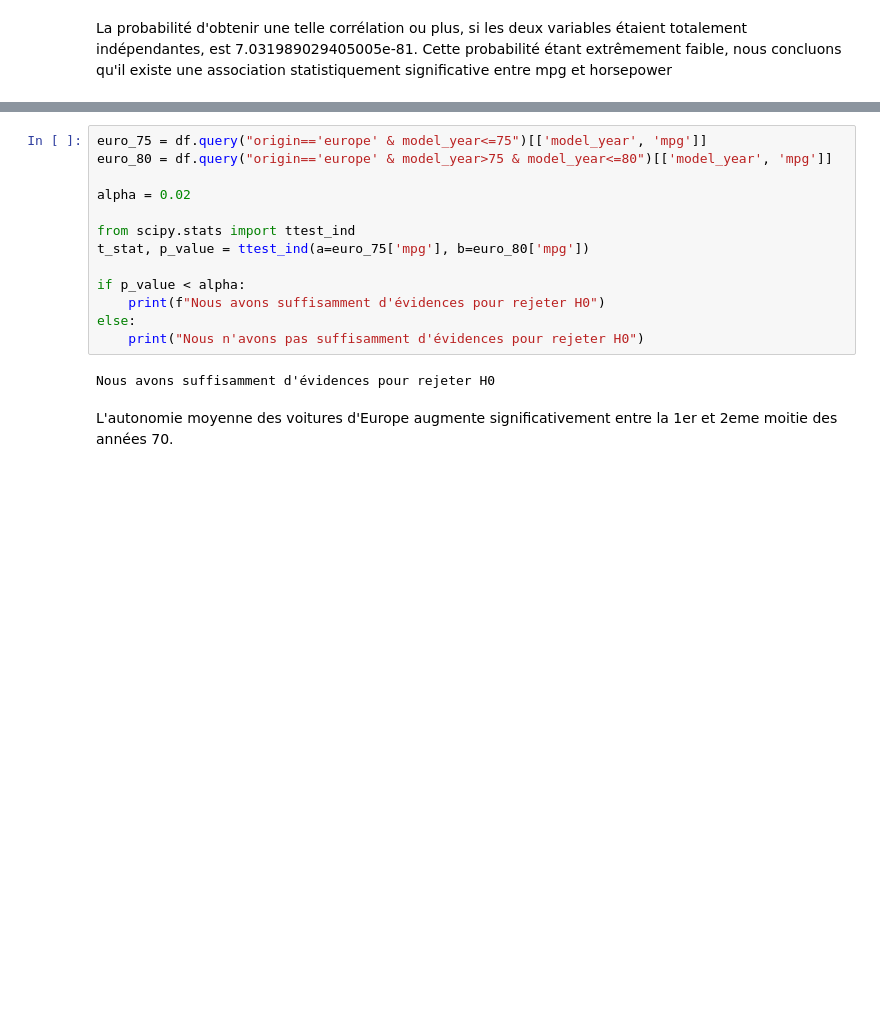
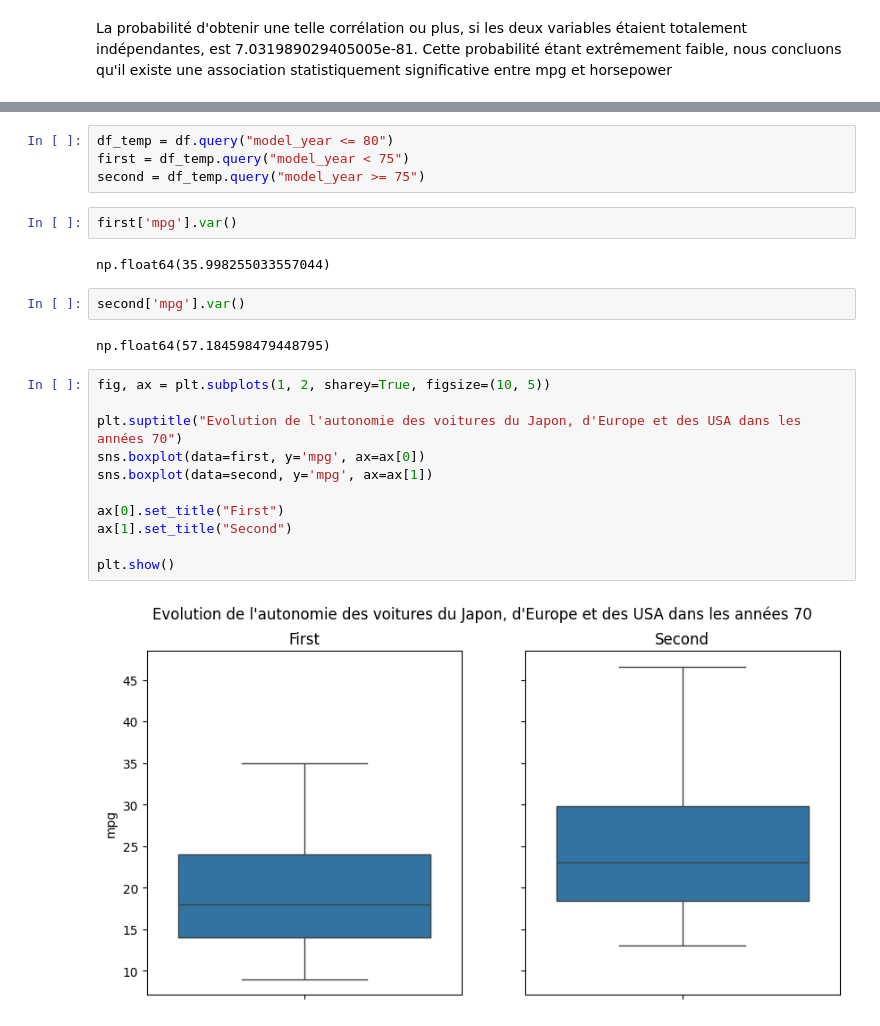
Before and after one commit to MouloudB-24/MP-PRO, a Jupyter notebook: exos/Miles-Per_Gallon.ipynb, the cells around one changed output, grey strips where cells are left out. Cells and saved outputs as stored; diff of their text form; blank space fills up the shorter version.

```diff
--- a/exos/Miles-Per_Gallon.ipynb
+++ b/exos/Miles-Per_Gallon.ipynb
@@ -430,17 +392,25 @@ L'autonomie moyenne des voitures des États-Unis augmente significativement entr
-# %%
-euro_75 = df.query("origin=='europe' & model_year<=75")[['model_year', 'mpg']]
-euro_80 = df.query("origin=='europe' & model_year>75 & model_year<=80")[['model_year', 'mpg']]
-
-alpha = 0.02
-
-from scipy.stats import ttest_ind
-t_stat, p_value = ttest_ind(a=euro_75['mpg'], b=euro_80['mpg'])
-
-if p_value < alpha:
-    print(f"Nous avons suffisamment d'évidences pour rejeter H0")
-else:
-    print("Nous n'avons pas suffisamment d'évidences pour rejeter H0")
-# %% [output]
-Nous avons suffisamment d'évidences pour rejeter H0
-# %% [markdown]
-L'autonomie moyenne des voitures d'Europe augmente significativement entre la 1er et 2eme moitie des années 70.
+# %%
+df_temp = df.query("model_year <= 80")
+first = df_temp.query("model_year < 75")
+second = df_temp.query("model_year >= 75")
+# %%
+first['mpg'].var()
+# %% [output]
+np.float64(35.998255033557044)
+# %%
+second['mpg'].var()
+# %% [output]
+np.float64(57.184598479448795)
+# %%
+fig, ax = plt.subplots(1, 2, sharey=True, figsize=(10, 5))
+
+plt.suptitle("Evolution de l'autonomie des voitures du Japon, d'Europe et des USA dans les années 70")
+sns.boxplot(data=first, y='mpg', ax=ax[0])
+sns.boxplot(data=second, y='mpg', ax=ax[1])
+
+ax[0].set_title("First")
+ax[1].set_title("Second")
+
+plt.show()
+# %% [output]
+[figure, added]
```
Also changed, not shown: parts of 35 cells of this notebook.
